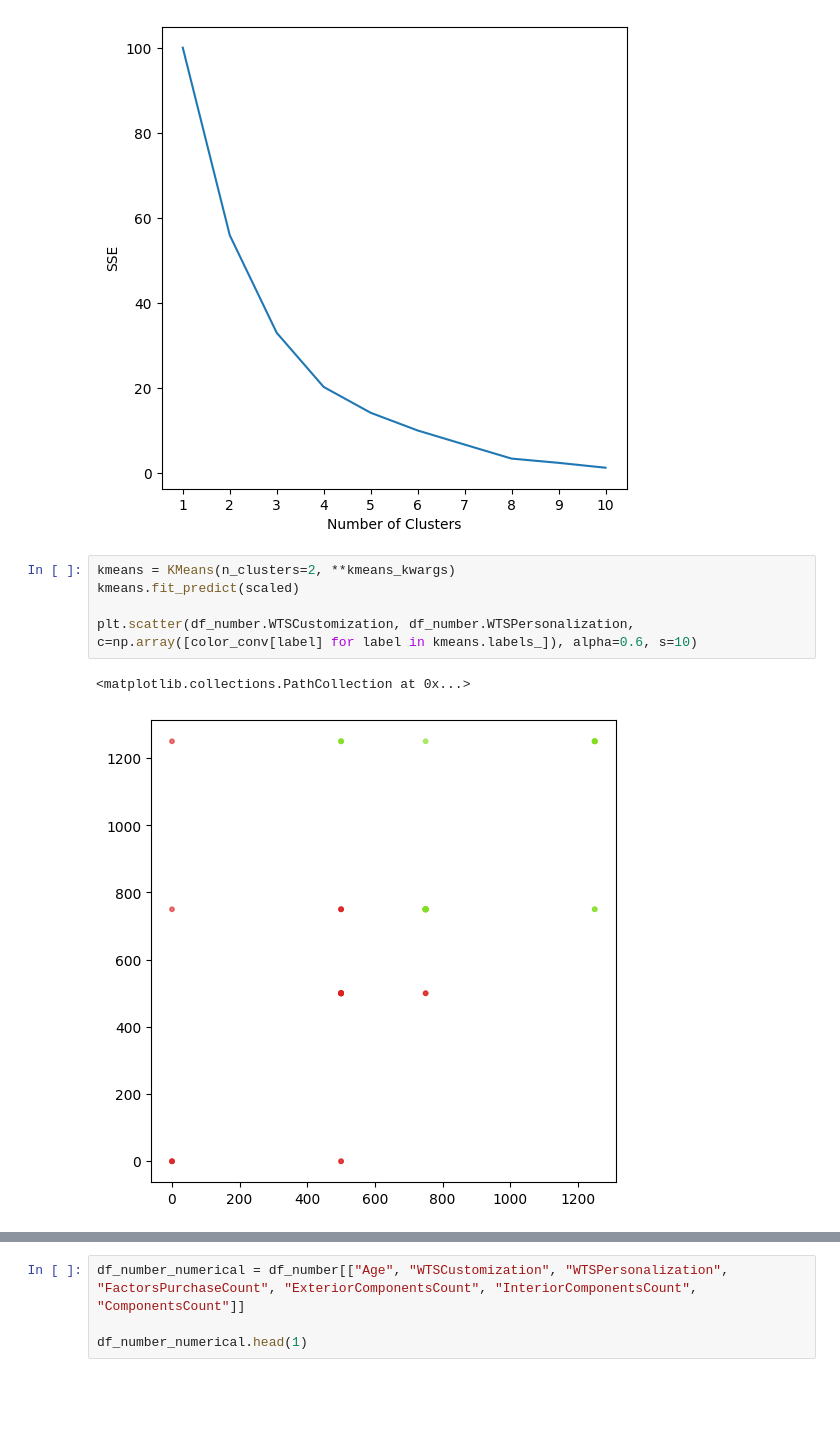
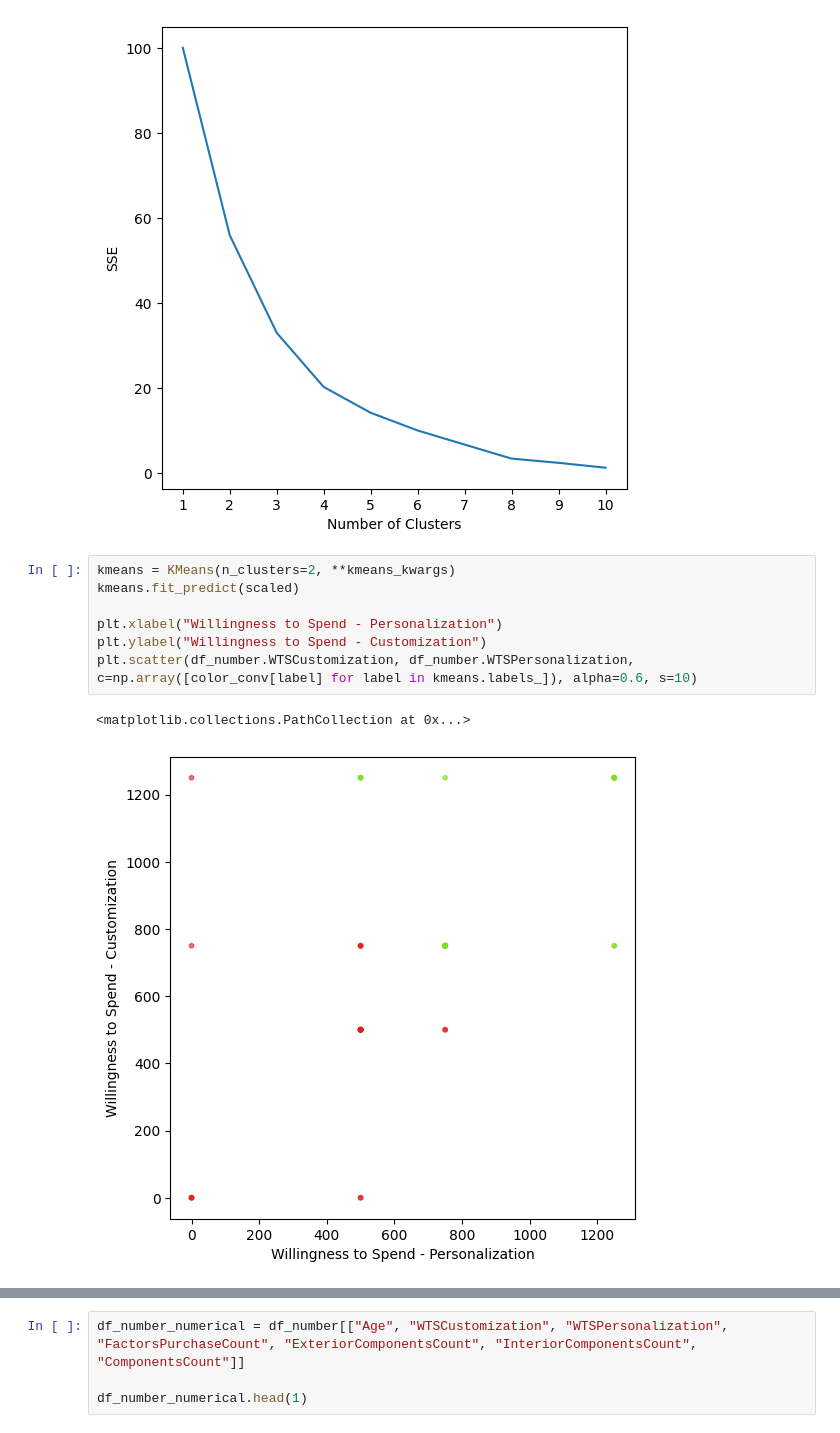
Before and after one commit to PatrickPetch/product-survey-data-analysis, a Jupyter notebook: phumrapee-analysis.ipynb, the cells around one changed output, grey strips where cells are left out. Cells and saved outputs as stored; diff of their text form; blank space fills up the shorter version.

```diff
--- a/petch-analysis.ipynb
+++ b/phumrapee-analysis.ipynb
@@ -370,9 +386,11 @@ plt.show()
 # %%
 kmeans = KMeans(n_clusters=2, **kmeans_kwargs)
 kmeans.fit_predict(scaled)
 
+plt.xlabel("Willingness to Spend - Personalization")
+plt.ylabel("Willingness to Spend - Customization")
 plt.scatter(df_number.WTSCustomization, df_number.WTSPersonalization, c=np.array([color_conv[label] for label in kmeans.labels_]), alpha=0.6, s=10)
 # %% [output]
 <matplotlib.collections.PathCollection at 0x...>
-[figure, old version]
+[figure, new version]
 # %% [markdown]
```
Also changed, not shown: parts of 20 cells of this notebook, 1 other file.
